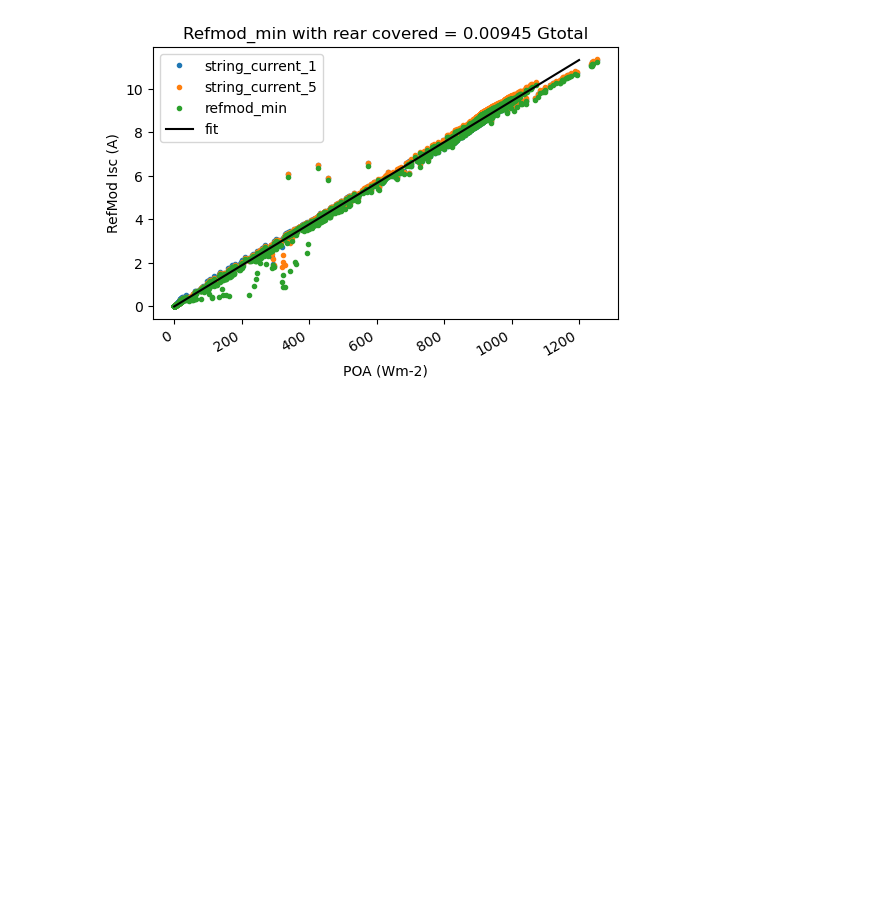
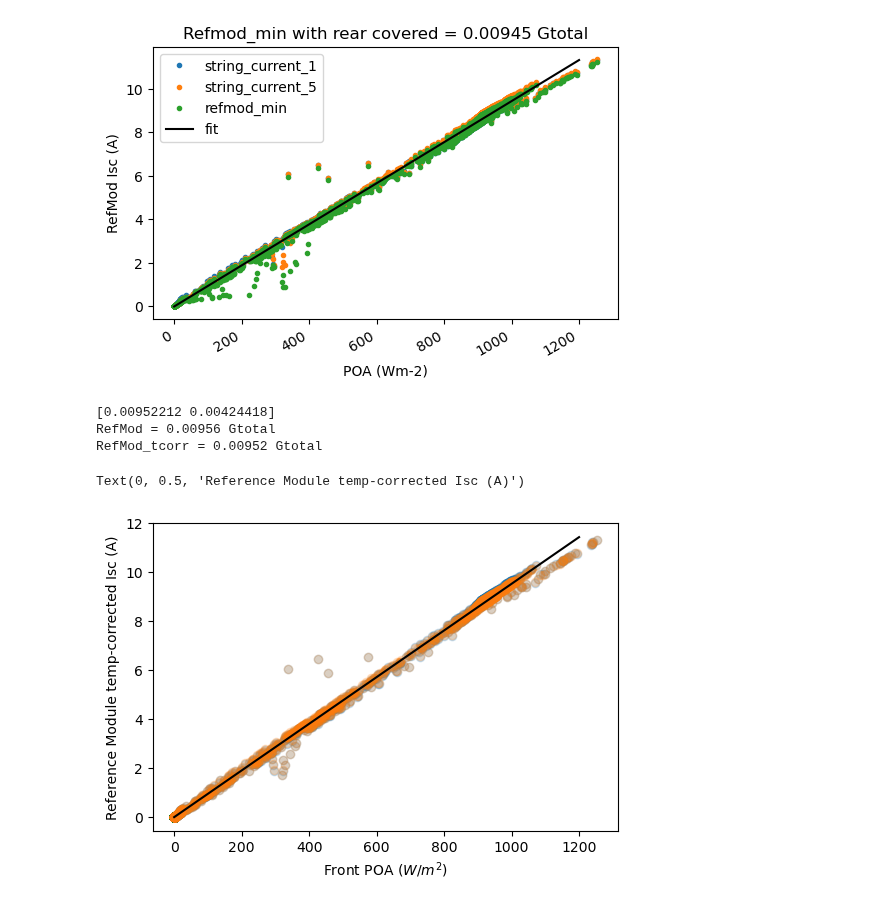
Before and after one commit to shirubana/Approaches2BifacialPerformanceMonitoring, a Jupyter notebook: Analysis/Method4_calibration_3_29_2023.ipynb, the cells around one changed output. Cells and saved outputs as stored; diff of their text form; code cells hidden in the pictures; blank space fills up the shorter version.

Commit message:
Method 2b temp correct

```diff
--- a/Analysis/Method4_calibration_3_29_2023.ipynb
+++ b/Analysis/Method4_calibration_3_29_2023.ipynb
@@ -242,3 +253,31 @@ plt.ylabel('RefMod Isc (A)')
 fig.autofmt_xdate()
 # %% [output]
 [figure]
+# %%
+# Temperature corrected Refmod_avg.  Assume Lumos Solar GSX solar module Isc Tempco: 0.054 %/C and Row2 module temp.
+# This assumes the covered module temp is the same as uncovered Tmod....
+
+row2['refmod_avg_tcorr'] = row2.refmod_avg * (1-.00054 *(row2.row2tmod-25))
+
+refmod_fit_tcorr = np.polyfit(row2.row2Gpoa, row2['refmod_avg_tcorr'], deg=1)
+print(refmod_fit_tcorr)
+print(f'RefMod = {refmod_fit[0]:0.5f} Gtotal')
+print(f'RefMod_tcorr = {refmod_fit_tcorr[0]:0.5f} Gtotal')
+#print(row2.refmod_avg.head())
+
+fig=plt.figure(figsize=(6,4))
+
+plt.plot(row2.row2Gpoa,row2.refmod_avg,marker='.',linestyle='',label='refmod_avg', alpha=0.2, markersize=12)
+plt.plot(row2.row2Gpoa,row2.refmod_avg_tcorr,marker='.',linestyle='',label='refmod_tcorr', alpha=0.2, markersize=12)
+plt.plot([0,1200],refmod_fit_tcorr[1]+refmod_fit_tcorr[0]*np.array([0,1200]),'k',label='fit_tcorr' )
+#plt.legend()
+#plt.title(f'Refmod with rear covered = {refmod_fit[0]:0.5f} Gtotal')
+
+plt.xlabel(r'Front POA ($W/m^2$)')
+plt.ylabel('Reference Module temp-corrected Isc (A)')
+# %% [output]
+[0.00952212 0.00424418]
+RefMod = 0.00956 Gtotal
+RefMod_tcorr = 0.00952 Gtotal
+Text(0, 0.5, 'Reference Module temp-corrected Isc (A)')
+[figure, added]
```
Also changed, not shown: parts of 3 cells of this notebook, 4 other files.
